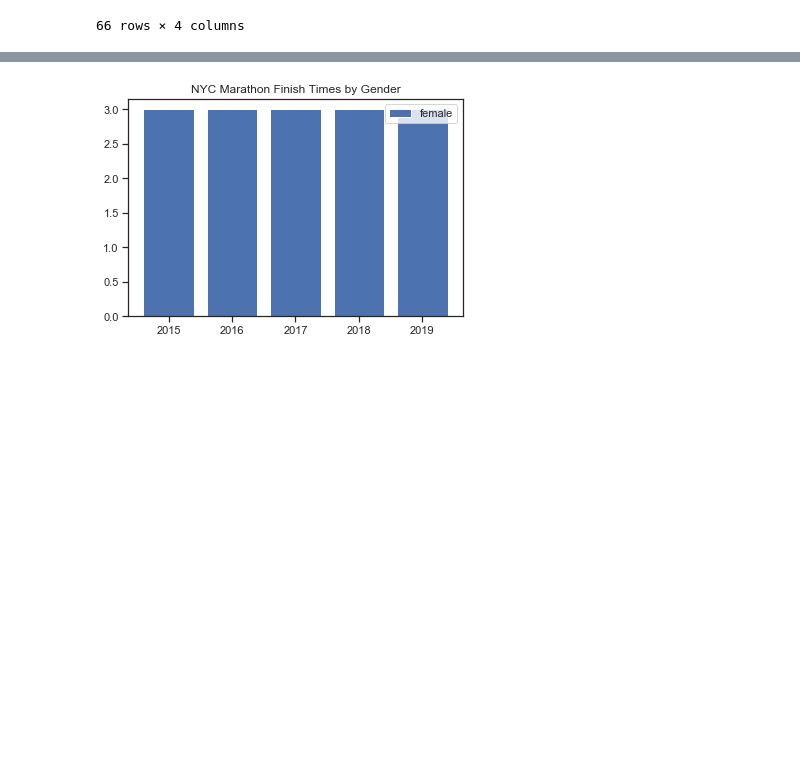
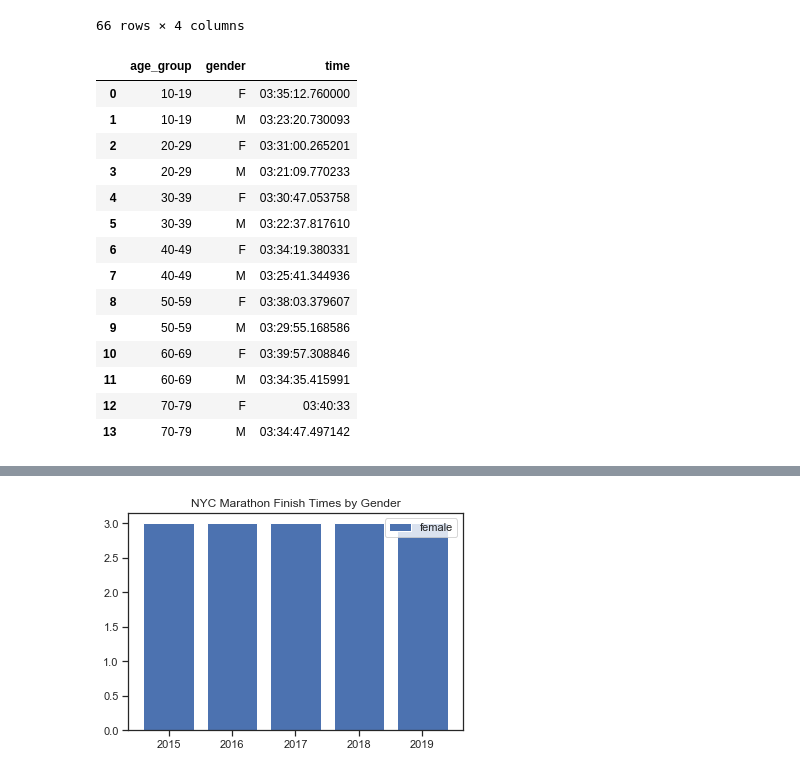
Before and after one commit to nmuldowney/nyc-marathon-capstone, a Jupyter notebook: notebooks/all_marathons_eda.ipynb, the cells around one changed output, grey strips where cells are left out. Cells and saved outputs as stored; diff of their text form; code cells hidden in the pictures; blank space fills up the shorter version.

```diff
--- a/notebooks/all_marathons_eda.ipynb
+++ b/notebooks/all_marathons_eda.ipynb
@@ -248,3 +306,24 @@ nyc_groupby_age
 | 64 | 2019 | M | 60-69 | 03:30:23.329268 |
 | 65 | 2019 | M | 70-79 | 03:28:01.800000 |
 66 rows × 4 columns
+# %%
+nyc_groupby_age_bucket = nyc_groupby_age.drop(columns ='year')
+nyc_groupby_age_bucket['time'] = nyc_groupby_age_bucket['time'].astype('int64')
+nyc_groupby_age_bucket = nyc_groupby_age_bucket.groupby(['age_group','gender']).time.mean().astype('timedelta64[ns]').to_frame().reset_index()
+nyc_groupby_age_bucket
+# %% [output]
+|  | age_group | gender | time |
+| 0 | 10-19 | F | 03:35:12.760000 |
+| 1 | 10-19 | M | 03:23:20.730093 |
+| 2 | 20-29 | F | 03:31:00.265201 |
+| 3 | 20-29 | M | 03:21:09.770233 |
+| 4 | 30-39 | F | 03:30:47.053758 |
+| 5 | 30-39 | M | 03:22:37.817610 |
+| 6 | 40-49 | F | 03:34:19.380331 |
+| 7 | 40-49 | M | 03:25:41.344936 |
+| 8 | 50-59 | F | 03:38:03.379607 |
+| 9 | 50-59 | M | 03:29:55.168586 |
+| 10 | 60-69 | F | 03:39:57.308846 |
+| 11 | 60-69 | M | 03:34:35.415991 |
+| 12 | 70-79 | F | 03:40:33 |
+| 13 | 70-79 | M | 03:34:47.497142 |
```
Also changed, not shown: parts of 20 cells of this notebook, 1 other file.
